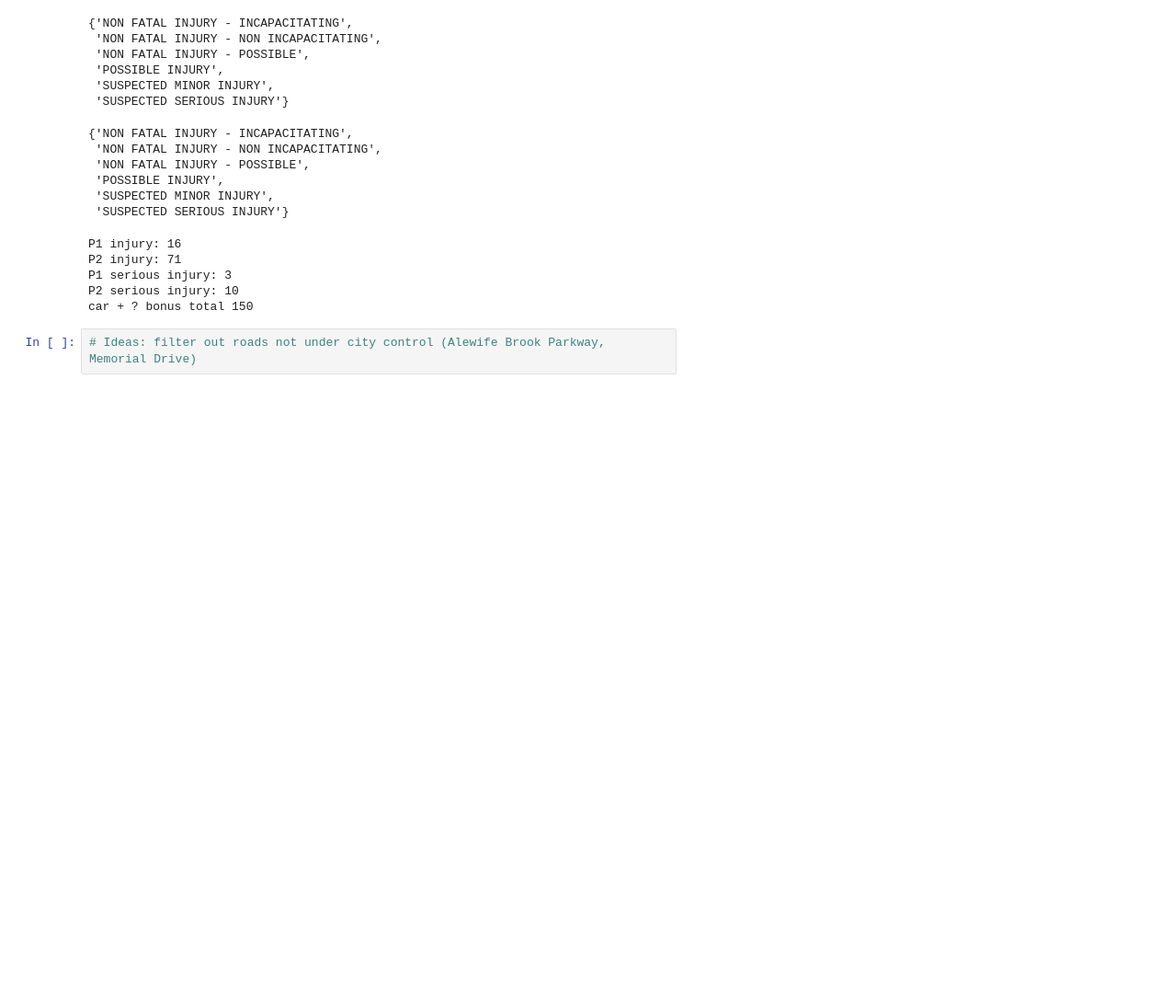
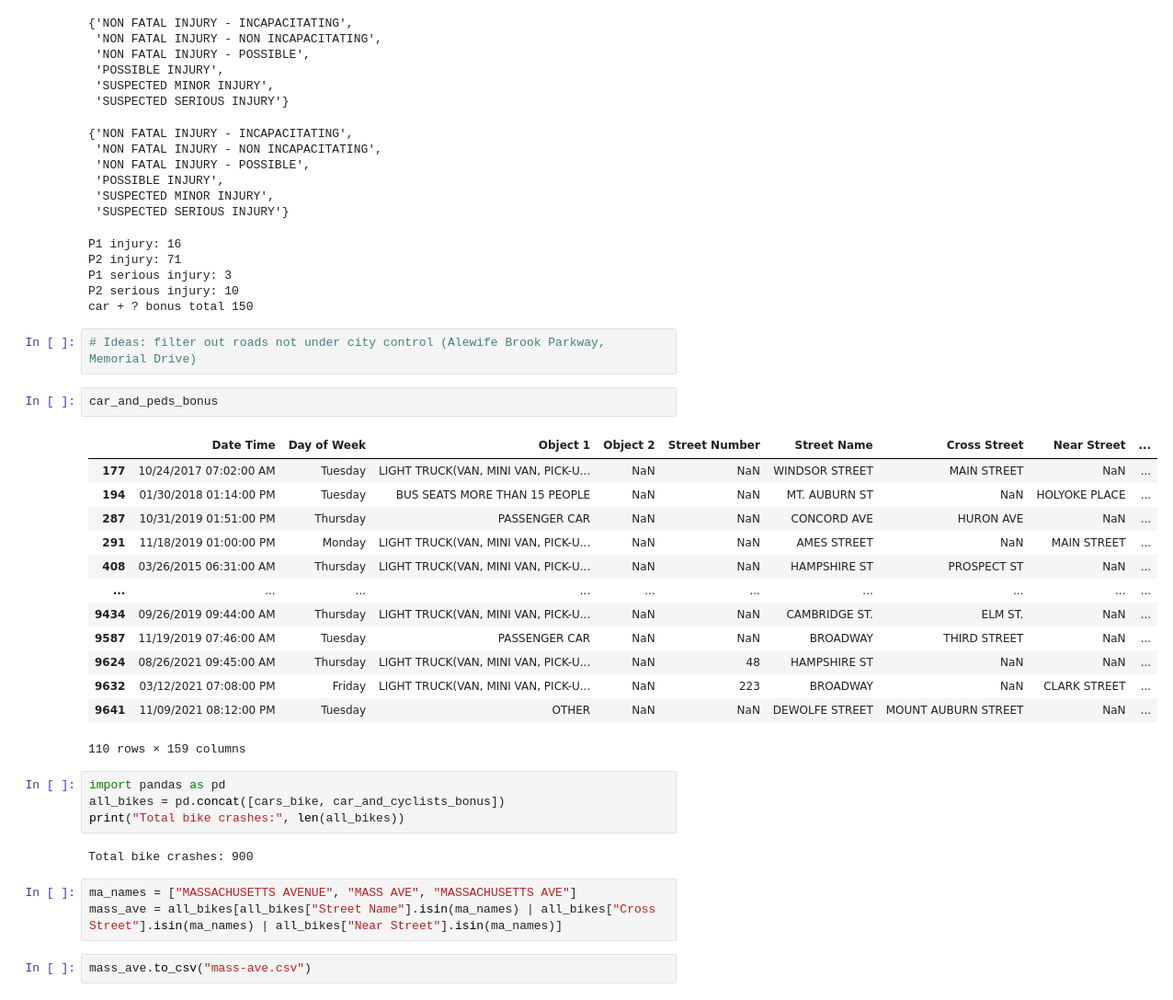
Before and after one commit to itamarst/cambridge-crashes, a Jupyter notebook: type-of-crash.ipynb, the cells around one changed output. Shown at 92% size. Drawn from its saved outputs; the diff is of its cells as text; blank space fills up the shorter version.

```diff
--- a/type-of-crash.ipynb
+++ b/type-of-crash.ipynb
@@ -159,3 +181,30 @@ P2 serious injury: 10
 car + ? bonus total 150
 # %%
 # Ideas: filter out roads not under city control (Alewife Brook Parkway, Memorial Drive)
+# %%
+car_and_peds_bonus
+# %% [output]
+|  | Date Time | Day of Week | Object 1 | Object 2 | Street Number | Street Name | Cross Street | Near Street | ... |
+| 177 | 10/24/2017 07:02:00 AM | Tuesday | LIGHT TRUCK(VAN, MINI VAN, PICK-U... | NaN | NaN | WINDSOR STREET | MAIN STREET | NaN | ... |
+| 194 | 01/30/2018 01:14:00 PM | Tuesday | BUS SEATS MORE THAN 15 PEOPLE | NaN | NaN | MT. AUBURN ST | NaN | HOLYOKE PLACE | ... |
+| 287 | 10/31/2019 01:51:00 PM | Thursday | PASSENGER CAR | NaN | NaN | CONCORD AVE | HURON AVE | NaN | ... |
+| 291 | 11/18/2019 01:00:00 PM | Monday | LIGHT TRUCK(VAN, MINI VAN, PICK-U... | NaN | NaN | AMES STREET | NaN | MAIN STREET | ... |
+| 408 | 03/26/2015 06:31:00 AM | Thursday | LIGHT TRUCK(VAN, MINI VAN, PICK-U... | NaN | NaN | HAMPSHIRE ST | PROSPECT ST | NaN | ... |
+| ... | ... | ... | ... | ... | ... | ... | ... | ... | ... |
+| 9434 | 09/26/2019 09:44:00 AM | Thursday | LIGHT TRUCK(VAN, MINI VAN, PICK-U... | NaN | NaN | CAMBRIDGE ST. | ELM ST. | NaN | ... |
+| 9587 | 11/19/2019 07:46:00 AM | Tuesday | PASSENGER CAR | NaN | NaN | BROADWAY | THIRD STREET | NaN | ... |
+| 9624 | 08/26/2021 09:45:00 AM | Thursday | LIGHT TRUCK(VAN, MINI VAN, PICK-U... | NaN | 48 | HAMPSHIRE ST | NaN | NaN | ... |
+| 9632 | 03/12/2021 07:08:00 PM | Friday | LIGHT TRUCK(VAN, MINI VAN, PICK-U... | NaN | 223 | BROADWAY | NaN | CLARK STREET | ... |
+| 9641 | 11/09/2021 08:12:00 PM | Tuesday | OTHER | NaN | NaN | DEWOLFE STREET | MOUNT AUBURN STREET | NaN | ... |
+110 rows × 159 columns
+# %%
+import pandas as pd
+all_bikes = pd.concat([cars_bike, car_and_cyclists_bonus])
+print("Total bike crashes:", len(all_bikes))
+# %% [output]
+Total bike crashes: 900
+# %%
+ma_names = ["MASSACHUSETTS AVENUE", "MASS AVE", "MASSACHUSETTS AVE"]
+mass_ave = all_bikes[all_bikes["Street Name"].isin(ma_names) | all_bikes["Cross Street"].isin(ma_names) | all_bikes["Near Street"].isin(ma_names)]
+# %%
+mass_ave.to_csv("mass-ave.csv")
```
Also changed, not shown: parts of 2 cells of this notebook.
